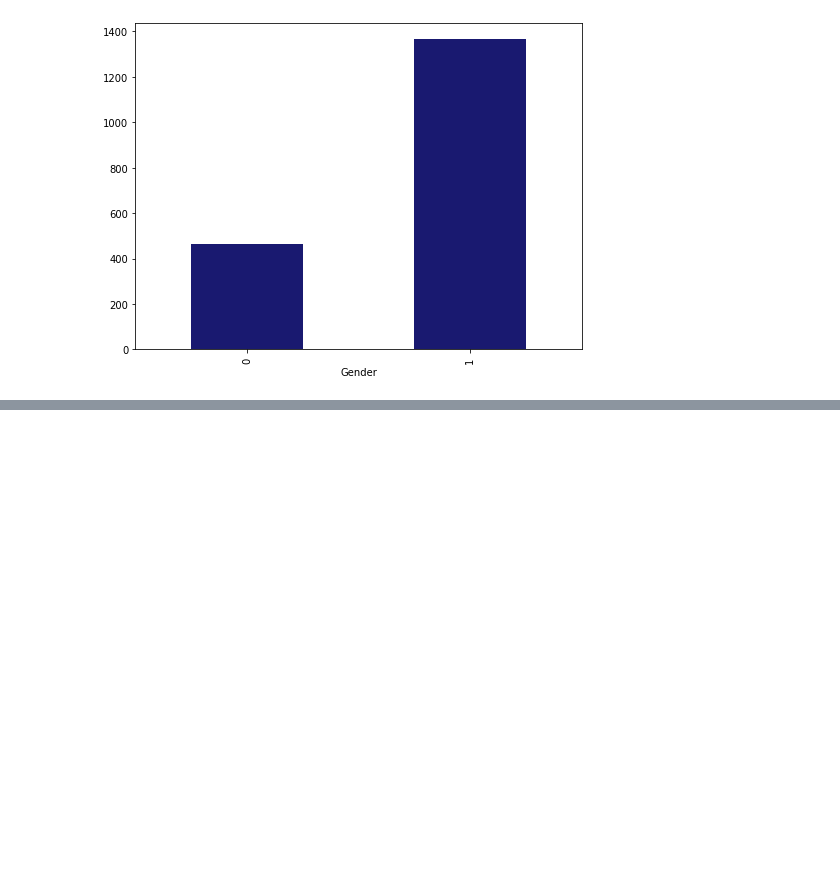
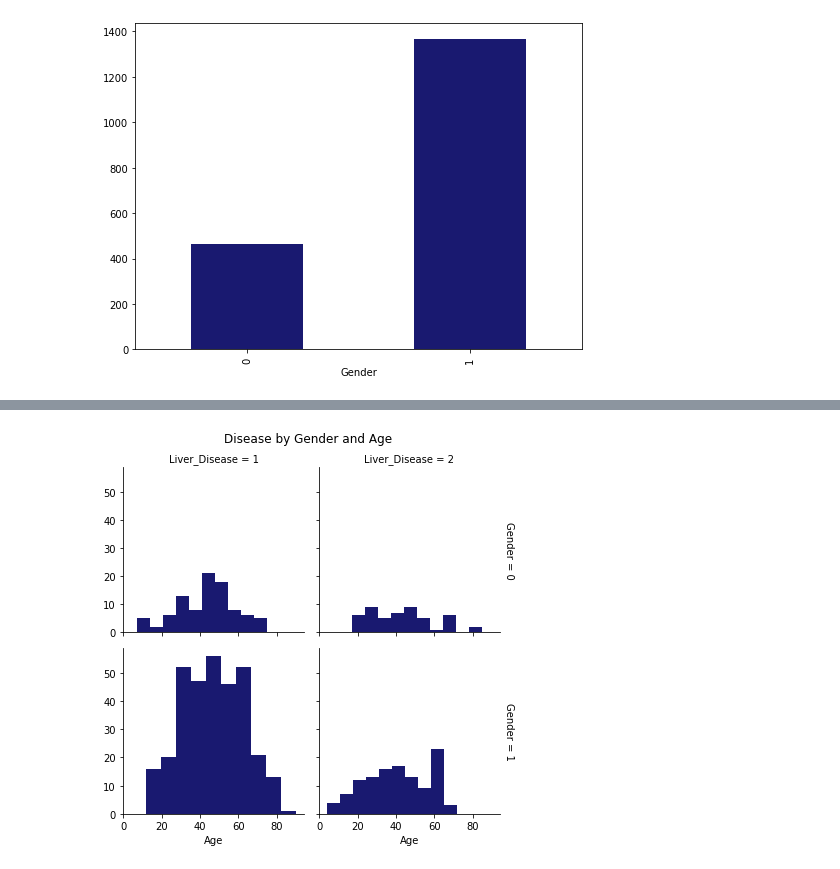
Before and after one commit to juna3977/Projektas, a Jupyter notebook: projektas.ipynb, the cells around one changed output, grey strips where cells are left out. Saved outputs shown, nothing was run; the diff lists cells and outputs as text; code cells hidden in the pictures; blank space fills up the shorter version.

```diff
--- a/projektas.ipynb
+++ b/projektas.ipynb
@@ -191,0 +175,7 @@ liver_patient.groupby('Gender').sum()['Total_Bilirubin'].plot.bar(color='fuchsia
+# %%
+g = sns.FacetGrid(liver_patient, col="Liver_Disease", row="Gender", margin_titles=True)
+g.map(plt.hist, "Age", color="midnightblue")
+plt.subplots_adjust(top=0.9)
+g.fig.suptitle('Disease by Gender and Age');
+# %% [output]
+[figure, added]
```
Also changed, not shown: parts of 29 cells of this notebook.
